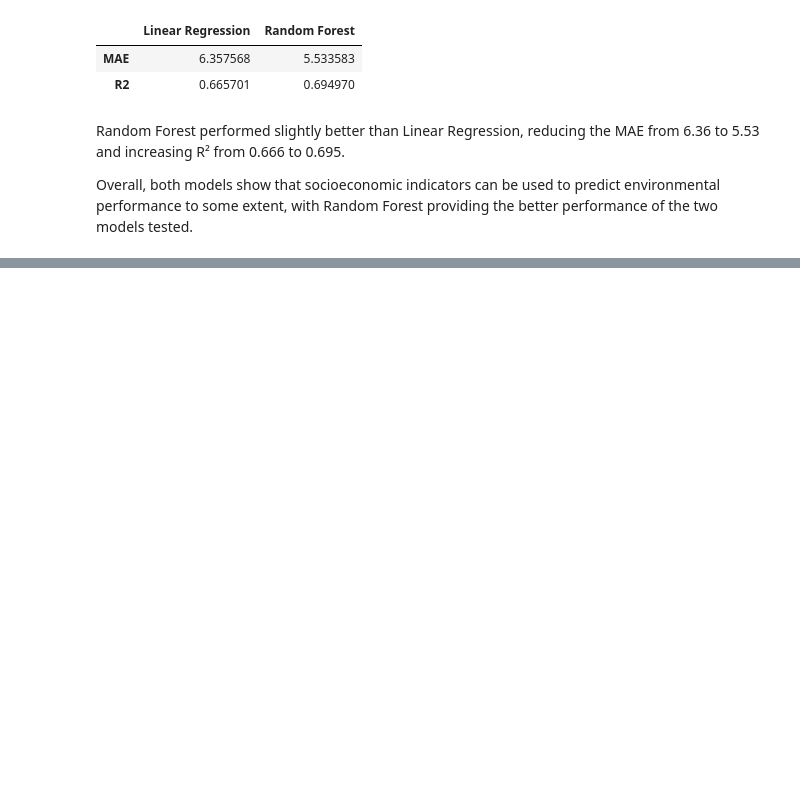
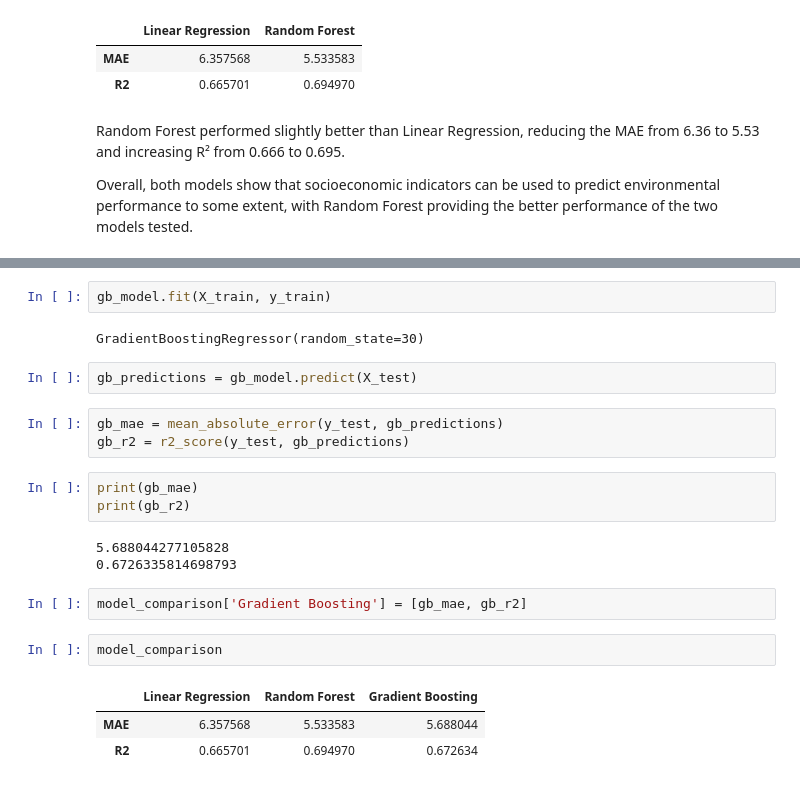
Before and after one commit to Adapala4/environmental-performance-analysis, a Jupyter notebook: environmental_analysis.ipynb, the cells around one changed output, grey strips where cells are left out. Saved outputs shown, nothing was run; the diff lists cells and outputs as text; blank space fills up the shorter version.

```diff
--- a/environmental_analysis.ipynb
+++ b/environmental_analysis.ipynb
@@ -1080,0 +1089,23 @@ Overall, both models show that socioeconomic indicators can be used to predict e
+# %%
+gb_model.fit(X_train, y_train)
+# %% [output]
+GradientBoostingRegressor(random_state=30)
+# %%
+gb_predictions = gb_model.predict(X_test)
+# %%
+gb_mae = mean_absolute_error(y_test, gb_predictions)
+gb_r2 = r2_score(y_test, gb_predictions)
+# %%
+print(gb_mae)
+print(gb_r2)
+# %% [output]
+5.688044277105828
+0.6726335814698793
+# %%
+model_comparison['Gradient Boosting'] = [gb_mae, gb_r2]
+# %%
+model_comparison
+# %% [output]
+|  | Linear Regression | Random Forest | Gradient Boosting |
+| MAE | 6.357568 | 5.533583 | 5.688044 |
+| R2 | 0.665701 | 0.694970 | 0.672634 |
```
Also changed, not shown: parts of 20 cells of this notebook.
